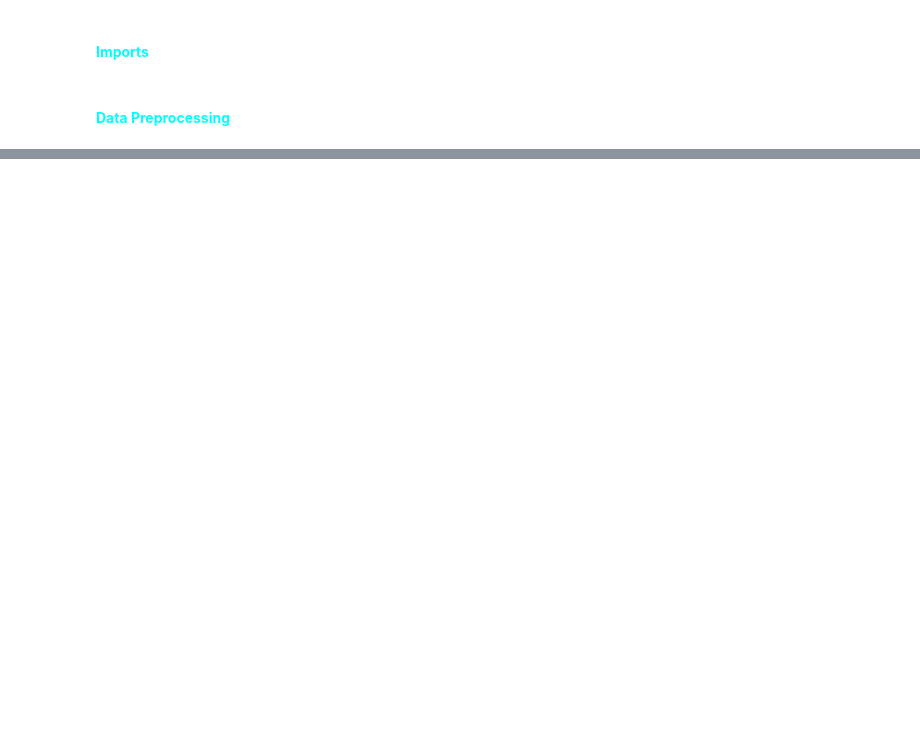
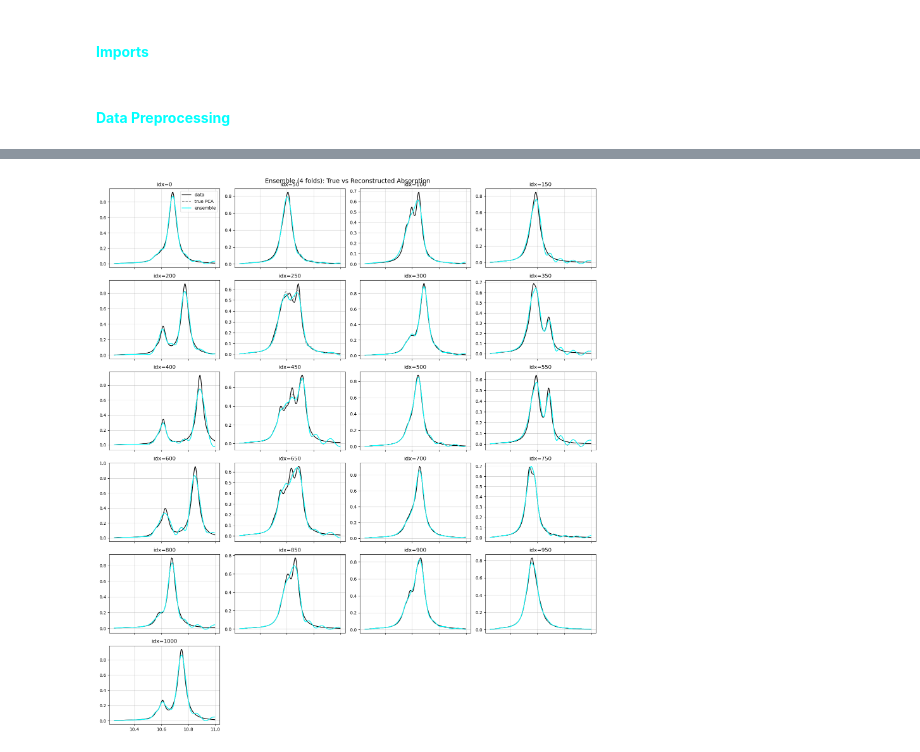
Before and after one commit to mill0851/capstone_SiC_gratings, a Jupyter notebook: ML_project/pca_mlp/PCA_MLP_8D.ipynb, the cells around one changed output, grey strips where cells are left out. Cells and saved outputs as stored; diff of their text form; code cells hidden in the pictures; blank space fills up the shorter version.

Commit message:
optimized 8D PCA model

```diff
--- a/ML_project/pca_mlp/PCA_MLP_8D.ipynb
+++ b/ML_project/pca_mlp/PCA_MLP_8D.ipynb
@@ -126,0 +574,26 @@ Absorption K-sweep:
+# %%
+#### PLOT ENSEMBLE RECONSTRUCTIONS ####
+with torch.no_grad():
+    geom_sel = data.geom[TEST_IDX]
+    feat_sel = data.feat[TEST_IDX]
+    ens_coeffs_sel = torch.stack([m(geom_sel) for m in fold_models]).mean(dim=0)
+    ens_spec_sel = data.reconstruct_spectrum(ens_coeffs_sel).numpy()
+
+fig, axes = plt.subplots(nrows, ncols, figsize=(4 * ncols, 3 * nrows), sharex=True)
+axes_flat = np.atleast_1d(axes).flatten()
+for i, idx in enumerate(TEST_IDX):
+    ax = axes_flat[i]
+    ax.plot(wl_plot, raw_spec_sel[i], color='k', label='data')
+    ax.plot(wl_plot, true_spec_sel[i], color='grey', linestyle='--', label='true PCA')
+    ax.plot(wl_plot, ens_spec_sel[i], color='cyan', label='ensemble')
+    ax.set_title(f"idx={int(idx)}")
+    ax.grid(alpha=0.5)
+    if i == 0:
+        ax.legend()
+for j in range(n_plot, len(axes_flat)):
+    axes_flat[j].axis('off')
+fig.suptitle(f"Ensemble ({n_folds} folds): True vs Reconstructed Absorption", fontsize=14)
+fig.tight_layout()
+plt.show()
+# %% [output]
+[figure, added]
```
Also changed, not shown: parts of 12 cells of this notebook, 18 other files.
